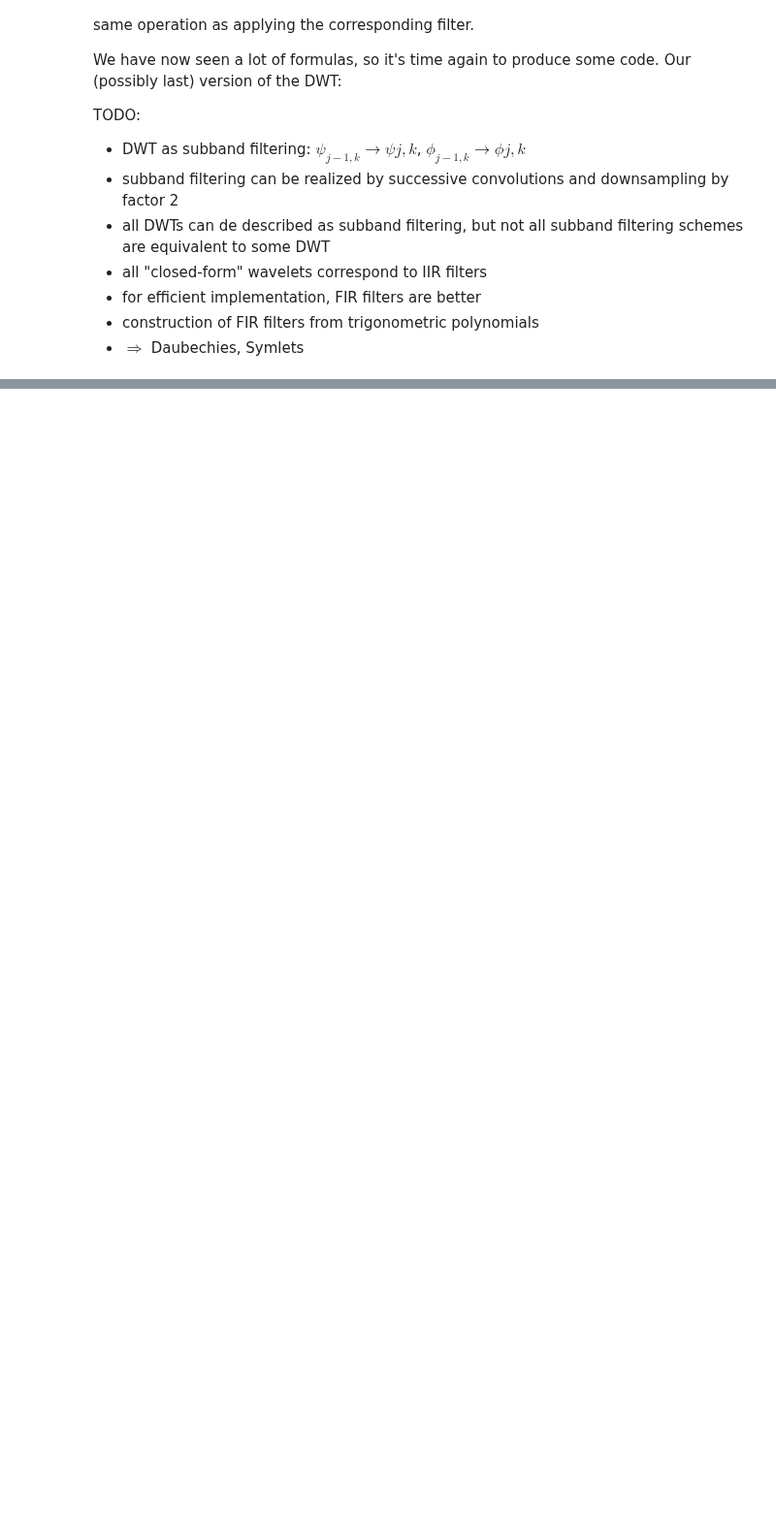
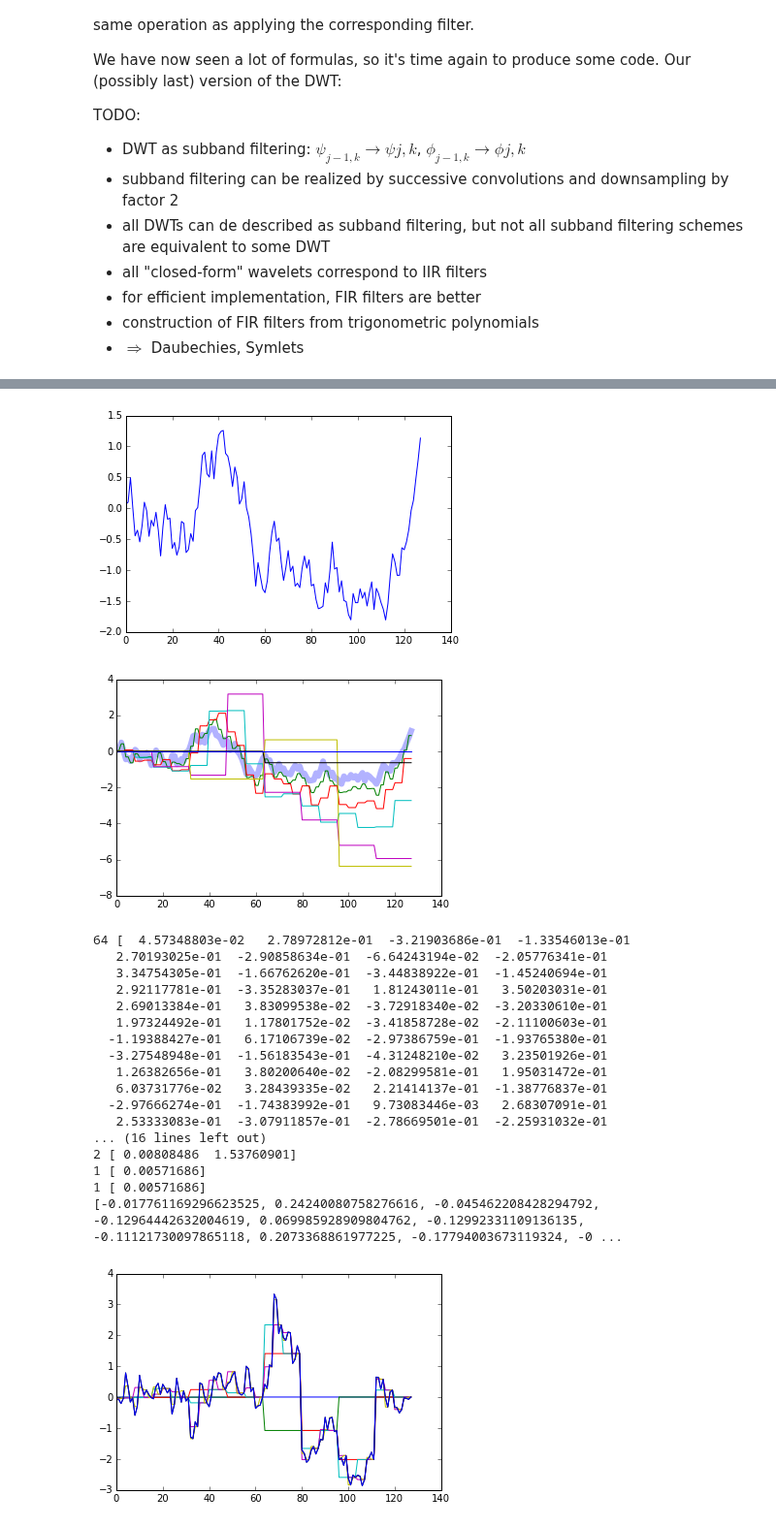
Before and after one commit to CSchoel/learn-wavelets, a Jupyter notebook: wavelet-introduction.ipynb, the cells around one changed output, grey strips where cells are left out. Shown at 97% size. Drawn from its saved outputs; the diff is of its cells as text; code cells hidden in the pictures; blank space fills up the shorter version.

```diff
--- a/wavelet-introduction.ipynb
+++ b/wavelet-introduction.ipynb
@@ -854,0 +865,70 @@ plt.show()
+# %%
+def phi0(signal, phi):
+    return np.convolve(signal, phi, "same")
+
+def dwt_subband(signal, phi):
+    ns_h, hs, ns_g, gs = filters_hg(phi)
+    phi0n = phi0(signal, phi)
+    approx = phi0n
+    plt.plot(signal, lw=6, alpha=0.3)
+    coeffs = []
+    fac = 2
+    while len(approx) > 1:
+        detail = np.convolve(approx, gs[::-1], "same")[::2]
+        approx = np.convolve(approx, hs[::-1], "same")[::2]
+        plt.plot(np.repeat(approx, fac))
+        fac *= 2
+        coeffs.append(detail)
+    plt.show()
+    coeffs.append(approx)
+    return coeffs
+
+def inv_dwt_subband(coeffs, phi, plot_intermediate=False):
+    ns_h, hs, ns_g, gs = filters_hg(phi)
+    signal = coeffs[-1]
+    idx = len(coeffs)-2
+    while idx >= 0:
+        #"upsample" signal
+        signal = np.repeat(signal,2)
+        coeff = np.repeat(coeffs[idx], 2)
+        signal += np.convolve(coeff, gs, "same")
+        if plot_intermediate:
+            plt.plot(np.repeat(signal,2**idx))
+        idx -= 1
+    return signal
+
+filter_len = 128
+filter_signal = np.cumsum(np.random.random(filter_len)-0.5)
+plt.plot(filter_signal)
+#plt.plot(phi0(filter_signal, phi_haar(1)), color="red")
+plt.show()
+
+dsb = dwt_subband(filter_signal, phi_haar(1))
+for x in dsb:
+    print(len(x),x)
+print(dwt_haar(filter_signal))
+
+dsbi = inv_dwt_subband(dsb, phi_haar(1), plot_intermediate=True)
+plt.plot(dsbi)
+plt.show()
+# %% [output]
+[figure, added]
+[figure, added]
+64 [  4.57348803e-02   2.78972812e-01  -3.21903686e-01  -1.33546013e-01
+   2.70193025e-01  -2.90858634e-01  -6.64243194e-02  -2.05776341e-01
+   3.34754305e-01  -1.66762620e-01  -3.44838922e-01  -1.45240694e-01
+   2.92117781e-01  -3.35283037e-01   1.81243011e-01   3.50203031e-01
+   2.69013384e-01   3.83099538e-02  -3.72918340e-02  -3.20330610e-01
+   1.97324492e-01   1.17801752e-02  -3.41858728e-02  -2.11100603e-01
+  -1.19388427e-01   6.17106739e-02  -2.97386759e-01  -1.93765380e-01
+  -3.27548948e-01  -1.56183543e-01  -4.31248210e-02   3.23501926e-01
+   1.26382656e-01   3.80200640e-02  -2.08299581e-01   1.95031472e-01
+   6.03731776e-02   3.28439335e-02   2.21414137e-01  -1.38776837e-01
+  -2.97666274e-01  -1.74383992e-01   9.73083446e-03   2.68307091e-01
+   2.53333083e-01  -3.07911857e-01  -2.78669501e-01  -2.25931032e-01
+... (16 lines left out)
+2 [ 0.00808486  1.53760901]
+1 [ 0.00571686]
+1 [ 0.00571686]
+[-0.017761169296623525, 0.24240080758276616, -0.045462208428294792, -0.12964442632004619, 0.069985928909804762, -0.12992331109136135, -0.11121730097865118, 0.2073368861977225, -0.17794003673119324, -0 ...
+[figure, added]
```
Also changed, not shown: parts of 2 cells of this notebook.
